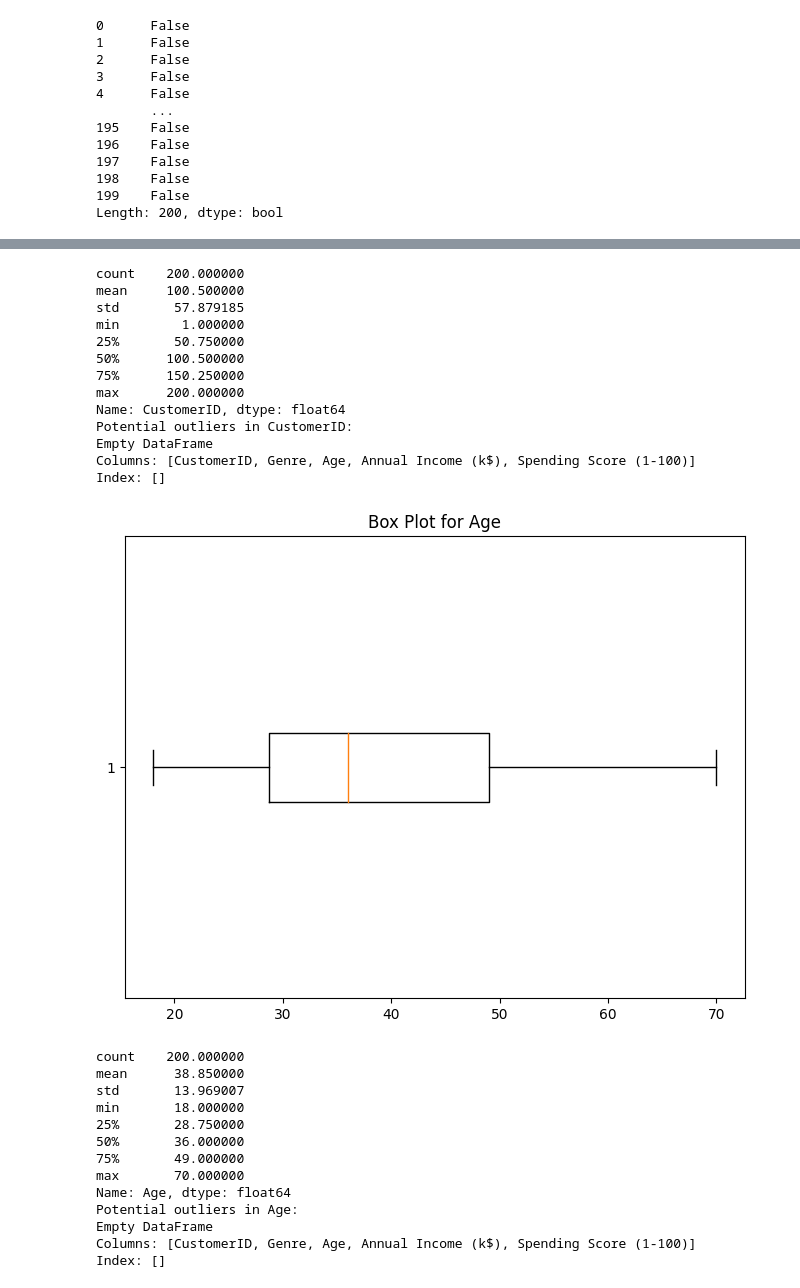
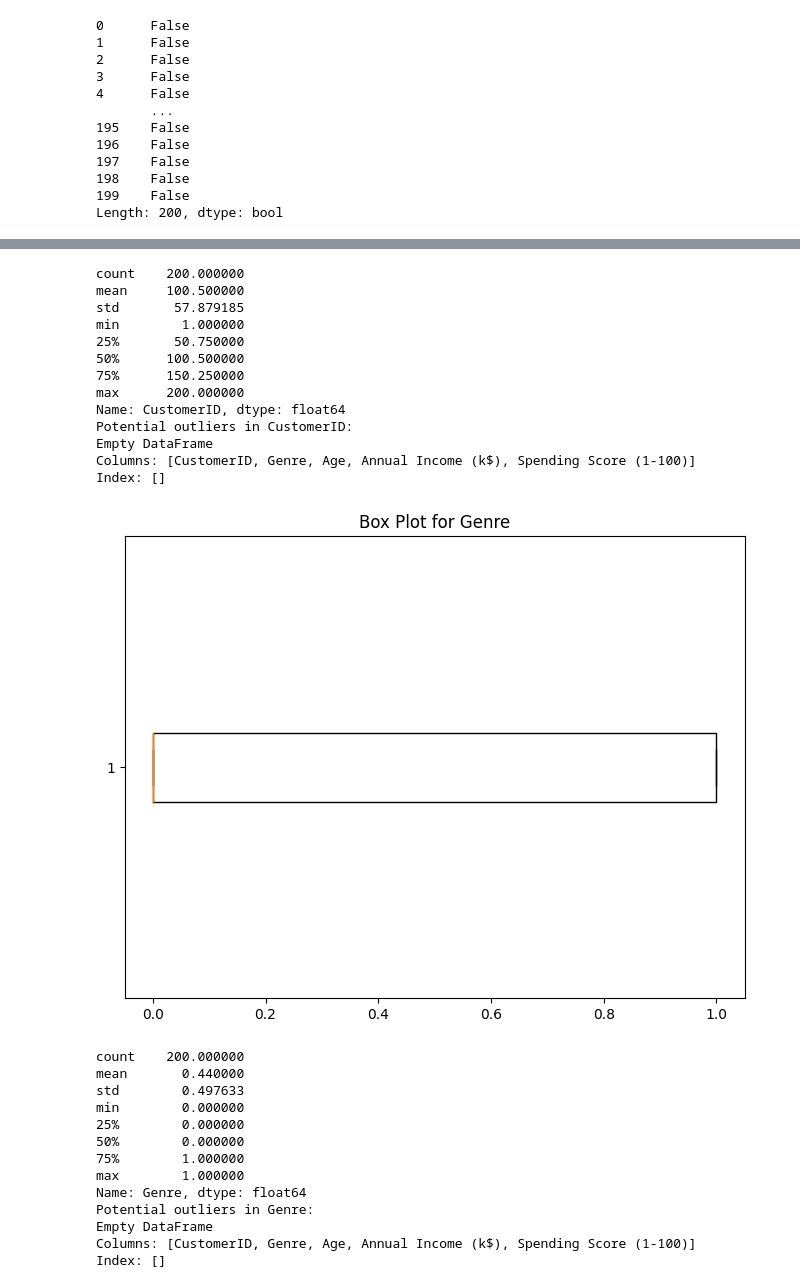
Before and after one commit to JaveriaIrfan686/Mall-Customer-by-using-Clustering, a Jupyter notebook: mall customer clustering.ipynb, the cells around one changed output, grey strips where cells are left out. Cells and saved outputs as stored; diff of their text form; code cells hidden in the pictures.

```diff
--- a/mall customer clustering.ipynb
+++ b/mall customer clustering.ipynb
@@ -75,16 +75,16 @@ Length: 200, dtype: bool
 # %%
 #Here i am performing one-hot encoding technique in my categorical data colume i.e. "genre"
 
-df = pd.DataFrame(data)
+df_encoded = pd.DataFrame(data)
 
 label_encoder = LabelEncoder()
 
 for column in df.columns:
-    if df[column].dtype == 'object':
-        df[column] = label_encoder.fit_transform(df[column])
+    if df_encoded[column].dtype == 'object':
+        df_encoded[column] = label_encoder.fit_transform(df_encoded[column])
 
 # Display the encoded DataFrame
-print(df)
+print(df_encoded)
 # %% [output]
      CustomerID  Genre  Age  Annual Income (k$)  Spending Score (1-100)
 0             1      1   19                  15                      39
@@ -108,7 +108,7 @@ import matplotlib.pyplot as plt
 # Sample dataset (replace with your own dataset)
 
 # Create a DataFrame from the data
-df = pd.DataFrame(data)
+df = pd.DataFrame(df_encoded)
 
 # Iterate over numeric columns
 for column_name in df.select_dtypes(include=['number']).columns:
@@ -123,44 +123,44 @@ for column_name in df.select_dtypes(include=['number']).columns:
 
     # Function to detect potential outliers using the IQR method
     def detect_outliers_iqr(data):
         Q1 = data.quantile(0.25)
         Q3 = data.quantile(0.75)
         IQR = Q3 - Q1
         lower_bound = Q1 - 1.5 * IQR
         upper_bound = Q3 + 1.5 * IQR
         return (data < lower_bound) | (data > upper_bound)
 
     # Detect and print potential outliers using the IQR method
     outliers = detect_outliers_iqr(df[column_name])
     potential_outliers = df[outliers]
     print(f"Potential outliers in {column_name}:")
     print(potential_outliers)
 # %% [output]
 [figure]
 count    200.000000
 mean     100.500000
 std       57.879185
 min        1.000000
 25%       50.750000
 50%      100.500000
 75%      150.250000
 max      200.000000
 Name: CustomerID, dtype: float64
 Potential outliers in CustomerID:
 Empty DataFrame
 Columns: [CustomerID, Genre, Age, Annual Income (k$), Spending Score (1-100)]
 Index: []
-[figure, old version]
+[figure, new version]
 count    200.000000
-mean      38.850000
-std       13.969007
-min       18.000000
-25%       28.750000
-50%       36.000000
-75%       49.000000
-max       70.000000
-Name: Age, dtype: float64
-Potential outliers in Age:
+mean       0.440000
+std        0.497633
+min        0.000000
+25%        0.000000
+50%        0.000000
+75%        1.000000
+max        1.000000
+Name: Genre, dtype: float64
+Potential outliers in Genre:
 Empty DataFrame
 Columns: [CustomerID, Genre, Age, Annual Income (k$), Spending Score (1-100)]
 Index: []
```
Also changed, not shown: parts of 4 cells of this notebook.
